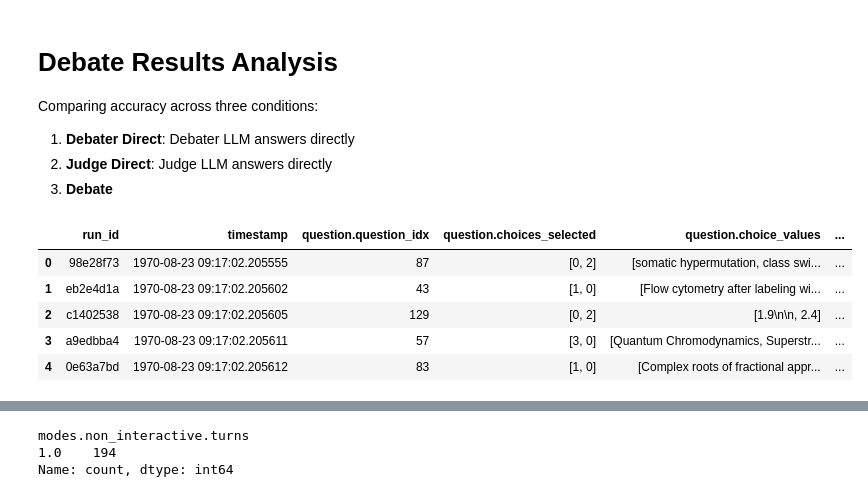
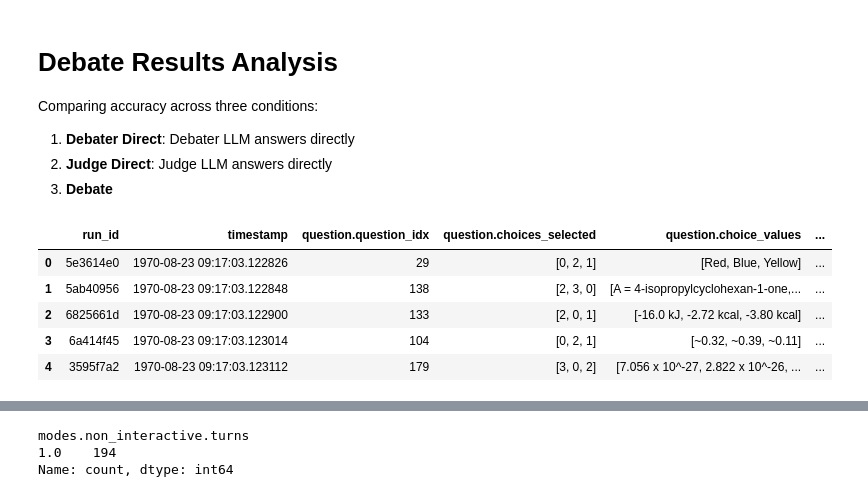
Before and after one commit to joshlevy89/llm_judge_debate, a Jupyter notebook: analyze_debate_results.ipynb, the cells around one changed output, grey strips where cells are left out. Cells and saved outputs as stored; diff of their text form; code cells hidden in the pictures.

```diff
--- a/analyze_debate_results.ipynb
+++ b/analyze_debate_results.ipynb
@@ -13,35 +13,36 @@ import numpy as np
 # %%
 # results_file = 'parallel_debate_runs/run_20251020_131736/master_results.jsonl'
 # results_file = 'parallel_debate_runs/run_20251020_135407/master_results.jsonl'
 # results_file = 'parallel_debate_runs/run_20251020_141121/master_results.jsonl'
 # results_file = 'parallel_debate_runs/run_20251021_074342/master_results.jsonl'
 # results_file = 'parallel_debate_runs/run_20251021_080557/master_results.jsonl'
 # results_file = 'parallel_debate_runs/run_20251021_091635/master_results.jsonl'
 # results_file = 'parallel_debate_runs/run_20251021_093704/master_results.jsonl'
 # results_file = 'parallel_debate_runs/run_20251021_094113/master_results.jsonl'
 # results_file = 'parallel_debate_runs/run_20251021_104033/master_results.jsonl'
 # results_file = 'parallel_debate_runs/run_20251021_134408/master_results.jsonl'
 # results_file = 'parallel_debate_runs/run_20251021_142720/master_results.jsonl'
 # results_file = 'parallel_debate_runs/run_20251021_144301/master_results.jsonl'
 # results_file = 'parallel_debate_runs/run_20251022_134354/master_results.jsonl'
 # results_file = 'parallel_debate_runs/run_20251022_134546/master_results.jsonl'
 # results_file = 'parallel_debate_runs/run_20251022_141028/master_results.jsonl'
 # results_file = 'parallel_debate_runs/run_20251022_142600/master_results.jsonl'
-results_file = 'parallel_debate_runs/run_20251022_205418/master_results.jsonl'
+# results_file = 'parallel_debate_runs/run_20251022_205418/master_results.jsonl'
 # results_file = 'parallel_debate_runs/run_20251022_205835/master_results.jsonl'
 # results_file = 'parallel_debate_runs/run_20251023_105424/master_results.jsonl'
 # results_file = 'parallel_debate_runs/run_20251023_111113/master_results.jsonl'
 # results_file = 'parallel_debate_runs/run_20251023_111720/master_results.jsonl'
+results_file = 'parallel_debate_runs/run_20251023_122615/master_results.jsonl'
 
 results_df = pd.json_normalize(pd.read_json(results_file, lines=True).to_dict('records'))
 results_df.head()
 # %% [output]
 |  | run_id | timestamp | question.question_idx | question.choices_selected | question.choice_values | ... |
-| 0 | 98e28f73 | 1970-08-23 09:17:02.205555 | 87 | [0, 2] | [somatic hypermutation, class swi... | ... |
-| 1 | eb2e4d1a | 1970-08-23 09:17:02.205602 | 43 | [1, 0] | [Flow cytometry after labeling wi... | ... |
-| 2 | c1402538 | 1970-08-23 09:17:02.205605 | 129 | [0, 2] | [1.9\n\n, 2.4] | ... |
-| 3 | a9edbba4 | 1970-08-23 09:17:02.205611 | 57 | [3, 0] | [Quantum Chromodynamics, Superstr... | ... |
-| 4 | 0e63a7bd | 1970-08-23 09:17:02.205612 | 83 | [1, 0] | [Complex roots of fractional appr... | ... |
+| 0 | 5e3614e0 | 1970-08-23 09:17:03.122826 | 29 | [0, 2, 1] | [Red, Blue, Yellow] | ... |
+| 1 | 5ab40956 | 1970-08-23 09:17:03.122848 | 138 | [2, 3, 0] | [A = 4-isopropylcyclohexan-1-one,... | ... |
+| 2 | 6825661d | 1970-08-23 09:17:03.122900 | 133 | [2, 0, 1] | [-16.0 kJ, -2.72 kcal, -3.80 kcal] | ... |
+| 3 | 6a414f45 | 1970-08-23 09:17:03.123014 | 104 | [0, 2, 1] | [~0.32, ~0.39, ~0.11] | ... |
+| 4 | 3595f7a2 | 1970-08-23 09:17:03.123112 | 179 | [3, 0, 2] | [7.056 x 10^-27, 2.822 x 10^-26, ... | ... |
 # %%
 # How often is A vs B the correct assigned answer?
 results_df['question.is_correct'].value_counts(normalize=True)
```
Also changed, not shown: parts of 3 cells of this notebook, 3 other files.
